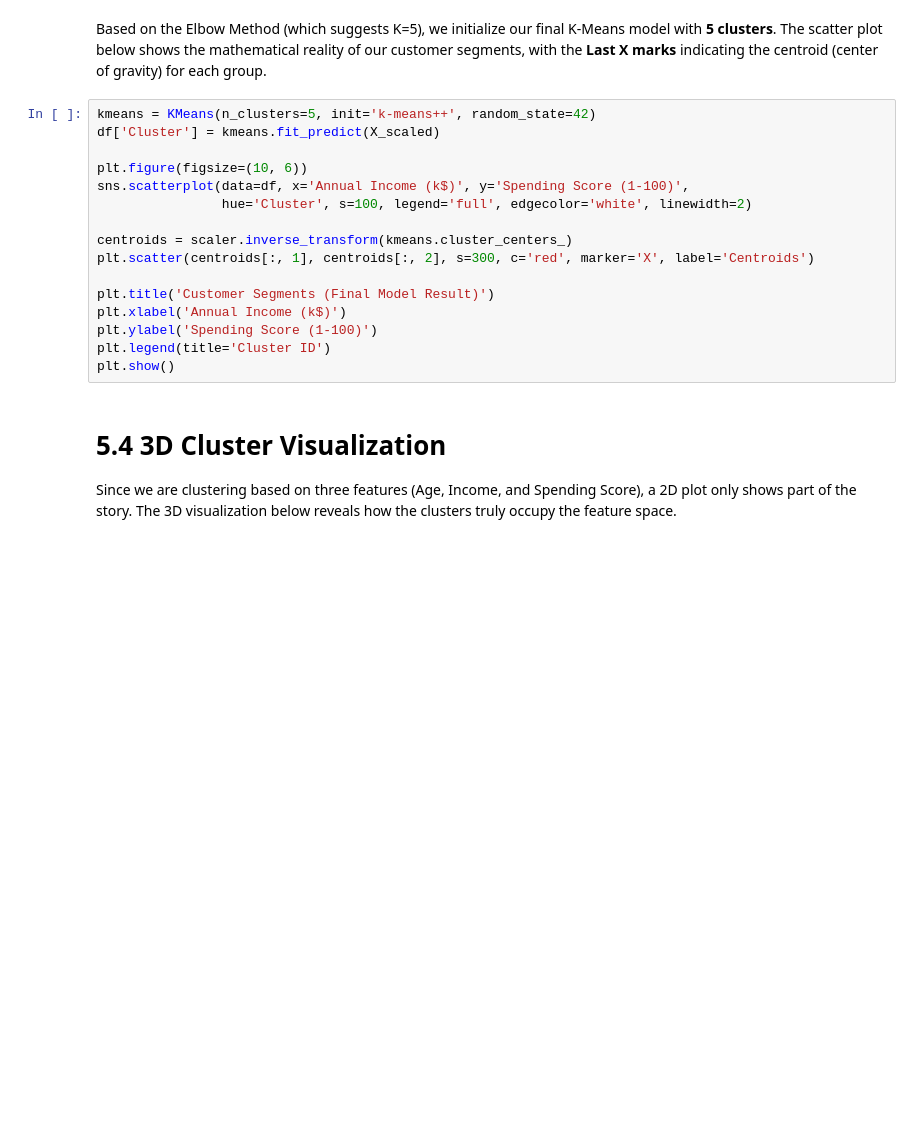
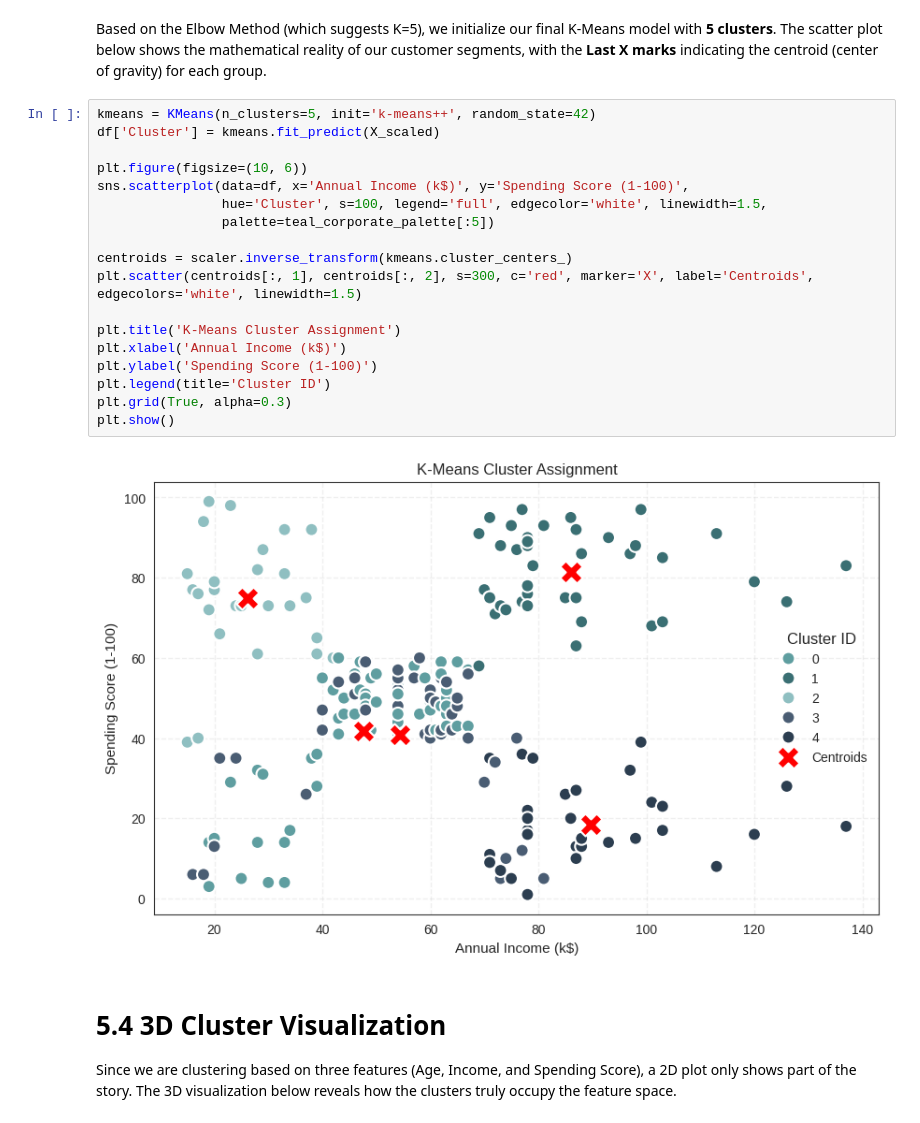
Before and after one commit to leondgarse/msi5102_group_project, a Jupyter notebook: customer-segmentation-eda-k-means-dbscan.ipynb, the cells around one changed output. Drawn from its saved outputs; the diff is of its cells as text; blank space fills up the shorter version.

```diff
--- a/customer-segmentation-eda-k-means-dbscan.ipynb
+++ b/customer-segmentation-eda-k-means-dbscan.ipynb
@@ -384,19 +505,23 @@ Based on the Elbow Method (which suggests K=5), we initialize our final K-Means
 # %%
 kmeans = KMeans(n_clusters=5, init='k-means++', random_state=42)
 df['Cluster'] = kmeans.fit_predict(X_scaled)
 
 plt.figure(figsize=(10, 6))
 sns.scatterplot(data=df, x='Annual Income (k$)', y='Spending Score (1-100)',
-                hue='Cluster', s=100, legend='full', edgecolor='white', linewidth=2)
+                hue='Cluster', s=100, legend='full', edgecolor='white', linewidth=1.5,
+                palette=teal_corporate_palette[:5])
 
 centroids = scaler.inverse_transform(kmeans.cluster_centers_)
-plt.scatter(centroids[:, 1], centroids[:, 2], s=300, c='red', marker='X', label='Centroids')
+plt.scatter(centroids[:, 1], centroids[:, 2], s=300, c='red', marker='X', label='Centroids', edgecolors='white', linewidth=1.5)
 
-plt.title('Customer Segments (Final Model Result)')
+plt.title('K-Means Cluster Assignment')
 plt.xlabel('Annual Income (k$)')
 plt.ylabel('Spending Score (1-100)')
 plt.legend(title='Cluster ID')
+plt.grid(True, alpha=0.3)
 plt.show()
+# %% [output]
+[figure, added]
 # %% [markdown]
 # 5.4 3D Cluster Visualization
 
```
Also changed, not shown: parts of 30 cells of this notebook, 1 other file.
